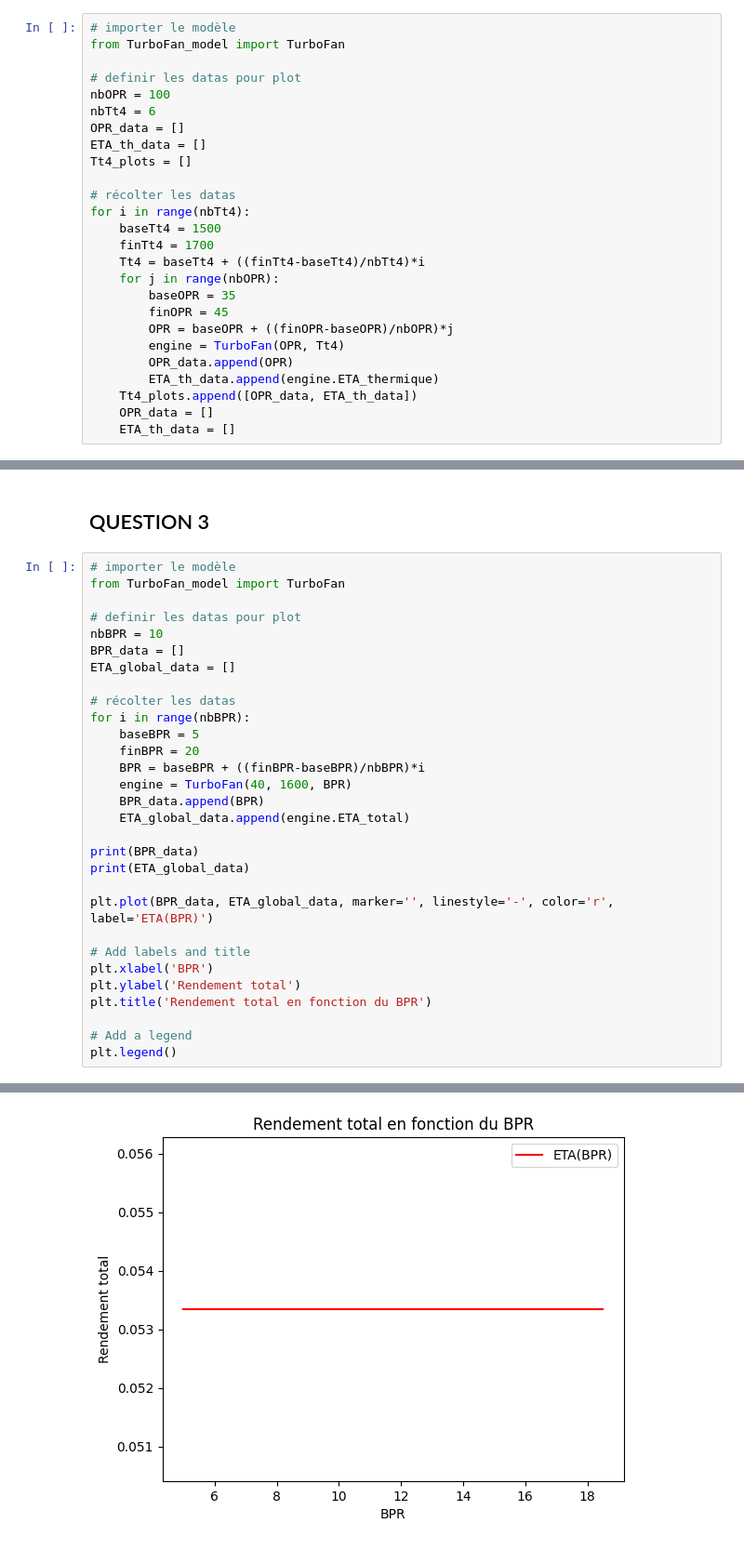
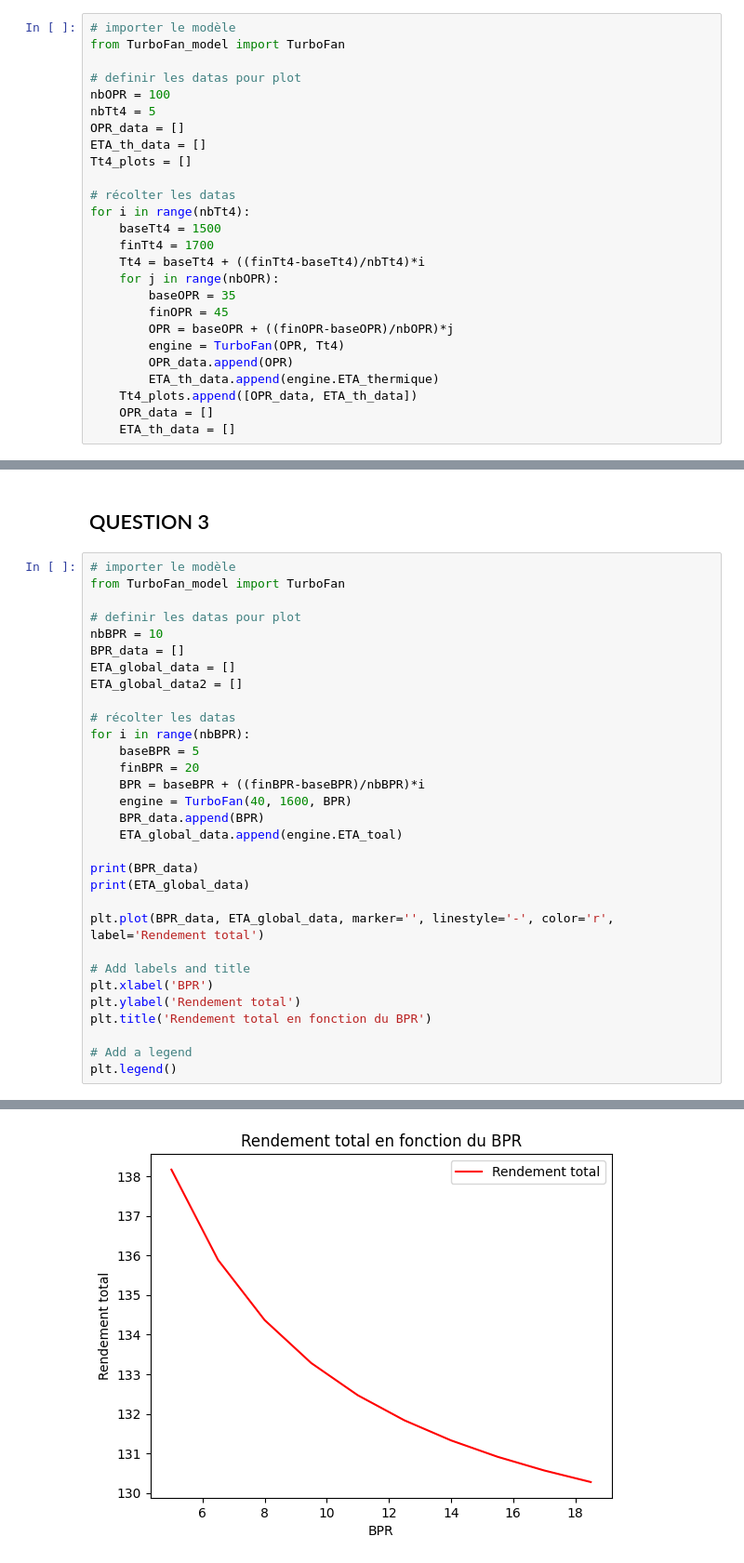
Before and after one commit to 0BAB1/BE_turbofan_double_flux, a Jupyter notebook: main.ipynb, the cells around one changed output, grey strips where cells are left out. Shown at 93% size. Cells and saved outputs as stored; diff of their text form.

```diff
--- a/main.ipynb
+++ b/main.ipynb
@@ -13,7 +13,7 @@ from TurboFan_model import TurboFan
 
 # definir les datas pour plot
 nbOPR = 100
-nbTt4 = 6
+nbTt4 = 5
 OPR_data = []
 ETA_th_data = []
 Tt4_plots = []
@@ -61,6 +61,7 @@ from TurboFan_model import TurboFan
 nbBPR = 10
 BPR_data = []
 ETA_global_data = []
+ETA_global_data2 = []
 
 # récolter les datas
 for i in range(nbBPR):
@@ -69,12 +70,12 @@ for i in range(nbBPR):
     BPR = baseBPR + ((finBPR-baseBPR)/nbBPR)*i
     engine = TurboFan(40, 1600, BPR)
     BPR_data.append(BPR)
-    ETA_global_data.append(engine.ETA_total)
+    ETA_global_data.append(engine.ETA_toal)
 
 print(BPR_data)
 print(ETA_global_data)
 
-plt.plot(BPR_data, ETA_global_data, marker='', linestyle='-', color='r', label='ETA(BPR)')
+plt.plot(BPR_data, ETA_global_data, marker='', linestyle='-', color='r', label='Rendement total')
 
 # Add labels and title
 plt.xlabel('BPR')
@@ -89,2 +90,2 @@ plt.legend()
 <matplotlib.legend.Legend at 0x...>
-[figure, old version]
+[figure, new version]
```
Also changed, not shown: parts of 2 cells of this notebook, 1 other file.
